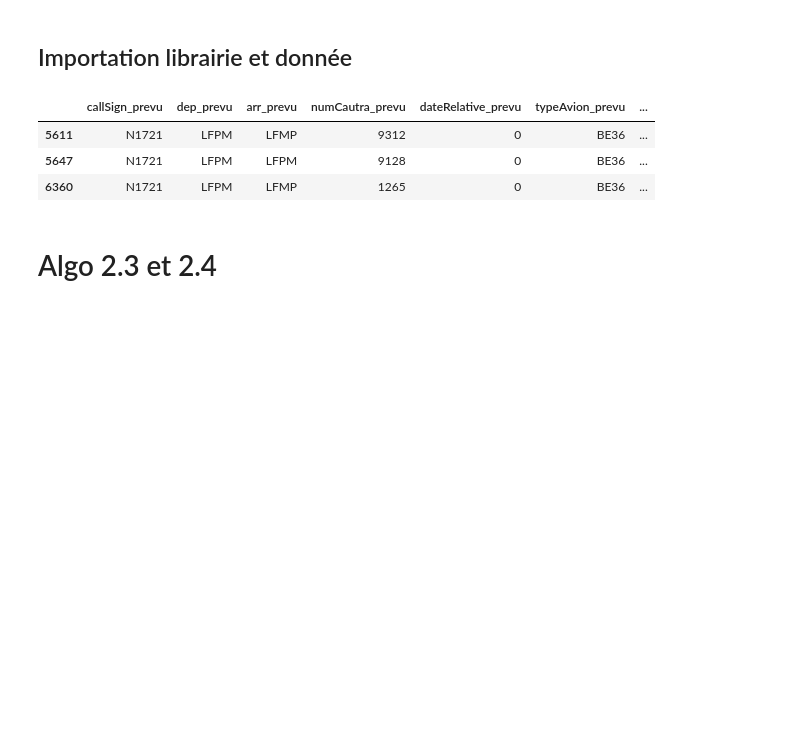
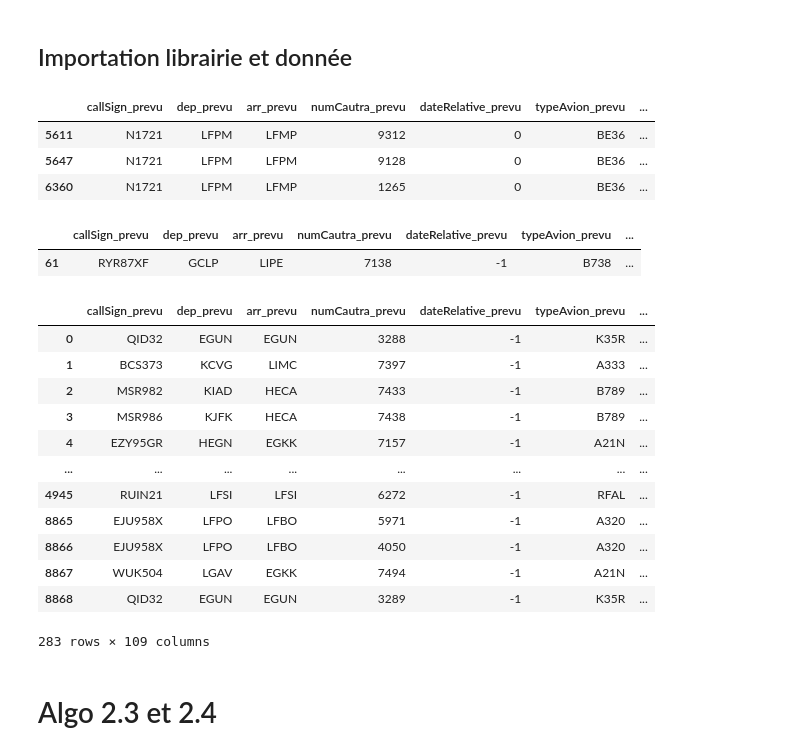
Before and after one commit to ittaldias/redevance, a Jupyter notebook: notebook/test_comparaison.ipynb, the cells around one changed output. Saved outputs shown, nothing was run; the diff lists cells and outputs as text; code cells hidden in the pictures; blank space fills up the shorter version.

Commit message:
gestion date de reference en cours

```diff
--- a/notebook/test_comparaison.ipynb
+++ b/notebook/test_comparaison.ipynb
@@ -249,6 +249,27 @@ jour_2[jour_2['callSign_prevu'] == "N1721"]
 | 5611 | N1721 | LFPM | LFMP | 9312 | 0 | BE36 | ... |
 | 5647 | N1721 | LFPM | LFPM | 9128 | 0 | BE36 | ... |
 | 6360 | N1721 | LFPM | LFMP | 1265 | 0 | BE36 | ... |
+# %%
+jour_1[jour_1['callSign_prevu'] == "RYR87XF"]
+# %% [output]
+|  | callSign_prevu | dep_prevu | arr_prevu | numCautra_prevu | dateRelative_prevu | typeAvion_prevu | ... |
+| 61 | RYR87XF | GCLP | LIPE | 7138 | -1 | B738 | ... |
+# %%
+jour_1[jour_1['date_de_reference'] == "2024-03-16"]
+# %% [output]
+|  | callSign_prevu | dep_prevu | arr_prevu | numCautra_prevu | dateRelative_prevu | typeAvion_prevu | ... |
+| 0 | QID32 | EGUN | EGUN | 3288 | -1 | K35R | ... |
+| 1 | BCS373 | KCVG | LIMC | 7397 | -1 | A333 | ... |
+| 2 | MSR982 | KIAD | HECA | 7433 | -1 | B789 | ... |
+| 3 | MSR986 | KJFK | HECA | 7438 | -1 | B789 | ... |
+| 4 | EZY95GR | HEGN | EGKK | 7157 | -1 | A21N | ... |
+| ... | ... | ... | ... | ... | ... | ... | ... |
+| 4945 | RUIN21 | LFSI | LFSI | 6272 | -1 | RFAL | ... |
+| 8865 | EJU958X | LFPO | LFBO | 5971 | -1 | A320 | ... |
+| 8866 | EJU958X | LFPO | LFBO | 4050 | -1 | A320 | ... |
+| 8867 | WUK504 | LGAV | EGKK | 7494 | -1 | A21N | ... |
+| 8868 | QID32 | EGUN | EGUN | 3289 | -1 | K35R | ... |
+283 rows × 109 columns
 # %% [markdown]
 # Algo 2.3 et 2.4
 # %% [markdown]
```
Also changed, not shown: parts of 6 cells of this notebook.
